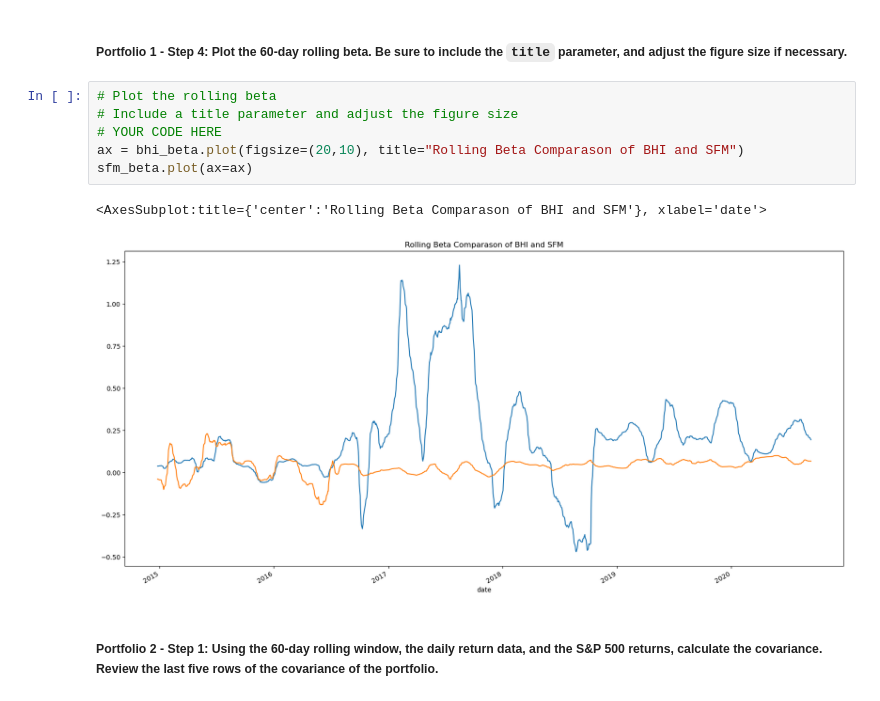
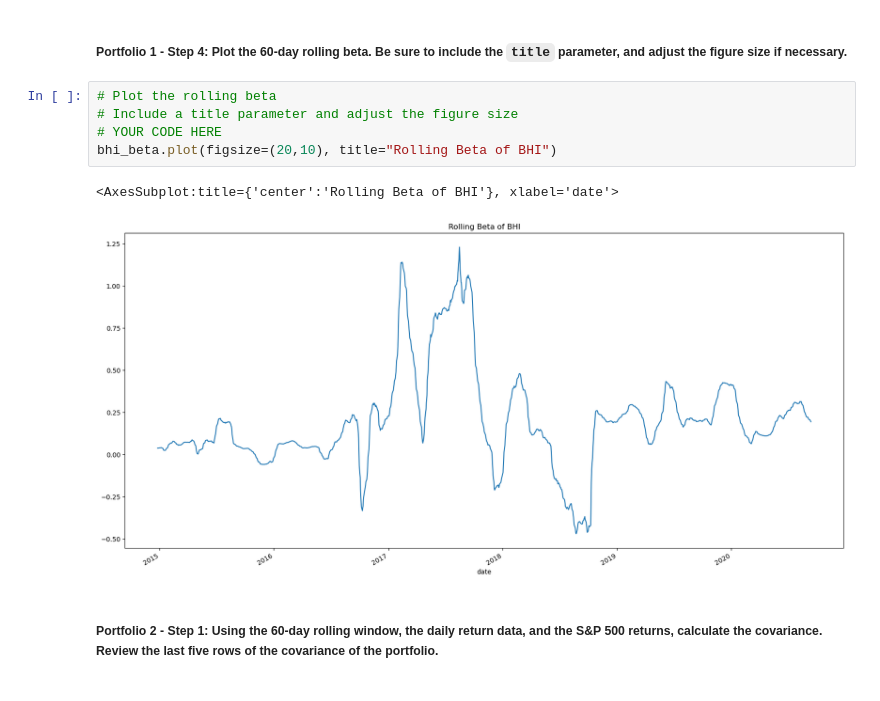
Before and after one commit to yv-i/Module_4_Challenge, a Jupyter notebook: risk_return_analysis.ipynb, the cells around one changed output. Saved outputs shown, nothing was run; the diff lists cells and outputs as text.

```diff
--- a/risk_return_analysis.ipynb
+++ b/risk_return_analysis.ipynb
@@ -481,12 +481,11 @@ sfm_beta.mean()
 # %%
 # Plot the rolling beta
 # Include a title parameter and adjust the figure size
 # YOUR CODE HERE
-ax = bhi_beta.plot(figsize=(20,10), title="Rolling Beta Comparason of BHI and SFM")
-sfm_beta.plot(ax=ax)
+bhi_beta.plot(figsize=(20,10), title="Rolling Beta of BHI")
 # %% [output]
-<AxesSubplot:title={'center':'Rolling Beta Comparason of BHI and SFM'}, xlabel='date'>
+<AxesSubplot:title={'center':'Rolling Beta of BHI'}, xlabel='date'>
-[figure, old version]
+[figure, new version]
 # %% [markdown]
 ##### Portfolio 2 - Step 1: Using the 60-day rolling window, the daily return data, and the S&P 500 returns, calculate the covariance. Review the last five rows of the covariance of the portfolio.
 # %%
```
Also changed, not shown: parts of 6 cells of this notebook.
